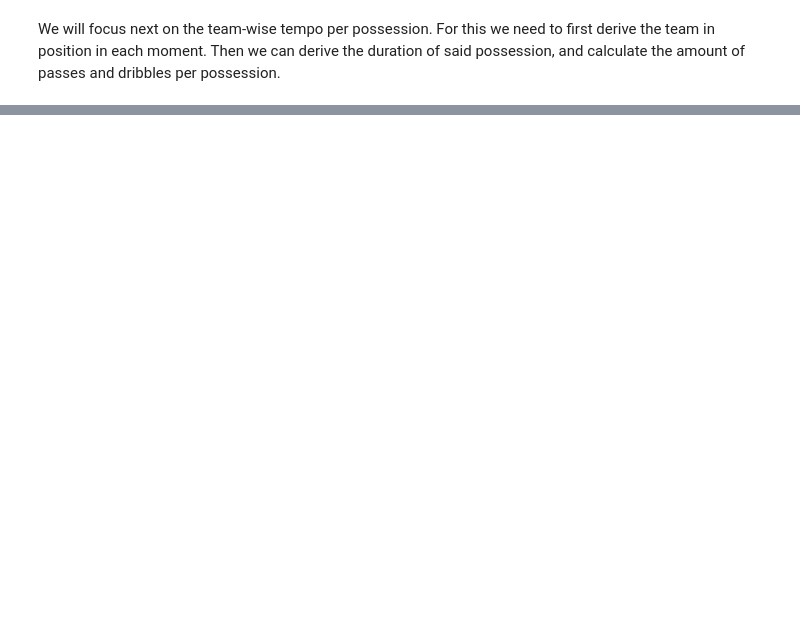
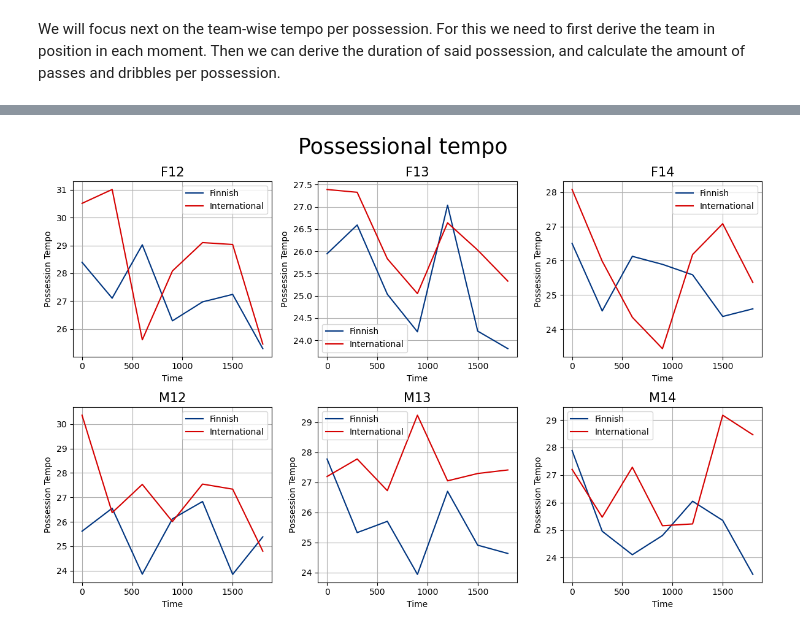
Before and after one commit to konstanyman/thesis_analysis, a Jupyter notebook: processing/tempo.ipynb, the cells around one changed output, grey strips where cells are left out. Saved outputs shown, nothing was run; the diff lists cells and outputs as text; code cells hidden in the pictures; blank space fills up the shorter version.

```diff
--- a/processing/tempo.ipynb
+++ b/processing/tempo.ipynb
@@ -321,0 +232,19 @@ IndentationError: expected an indented block after 'for' statement on line 7 (35
+# %%
+# calculate new dataframe of average values of international and finnish teams by age groups for plotting
+
+# possessions teams internationality
+def possession_internationality(row):
+    if row['team'] == 'Home':
+        return row['home_team_int']
+    elif row['team'] == 'Away':
+        return row['away_team_int']
+    else:
+        return np.nan
+
+pos_tempo_df.loc[:, 'pos_int'] = pos_tempo_df.apply(possession_internationality, axis=1)
+
+# Create time bins of 5 minutes
+pos_tempo_df.loc[:, 'time_bin'] = (pos_tempo_df['pos_start_time'] // timeframe) * timeframe
+
+# compute averages
+df_grouped = pos_tempo_df.groupby(['age', 'pos_int', 'time_bin'])['pos_tempo'].mean()
@@ -321,0 +269,34 @@ IndentationError: expected an indented block after 'for' statement on line 7 (35
+# %%
+# plot possessional average tempos by age group and team internationality
+
+# age groups
+ages = df_grouped.index.get_level_values('age').unique()
+
+fig, axes = plt.subplots(2, 3, figsize=(12, 8))
+axes = axes.flatten()  # Flatten the 2D array of axes to 1D
+
+colors = ['#003580', '#d50000']
+
+for i, age in enumerate(ages):
+    ax = axes[i]
+
+    age_group = df_grouped.loc[age]  # Select data for the current age group
+
+    pos_ints = age_group.index.get_level_values('pos_int').unique() # unique int levels
+
+    for pos_int in pos_ints:
+        df_filtered = age_group[pos_int]  # Select the pos_int group
+        df_filtered = df_filtered[df_filtered.index < 2100] # drop time bins after the full time
+        ax.plot(df_filtered.index, df_filtered.values, color=colors[pos_int], label=f'{['Finnish', 'International'][pos_int]}')
+
+    ax.set_title(f'{age}', fontsize=15)
+    ax.set_xlabel('Time', fontsize=10)
+    ax.set_ylabel('Possession Tempo', fontsize=10)
+    ax.legend()
+    ax.grid(True)
+
+fig.suptitle('Possessional tempo', fontsize=25)
+plt.tight_layout()  # Adjust layout for readability
+plt.show()
+# %% [output]
+[figure, added]
```
Also changed, not shown: parts of 19 cells of this notebook.
